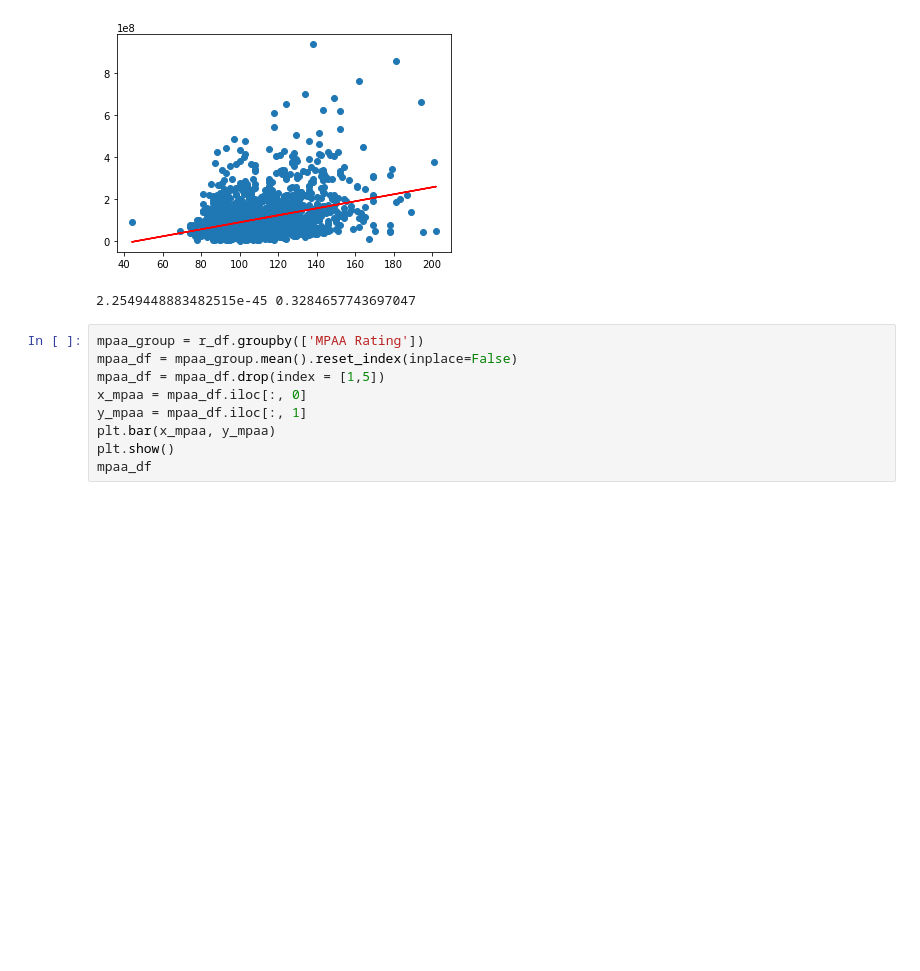
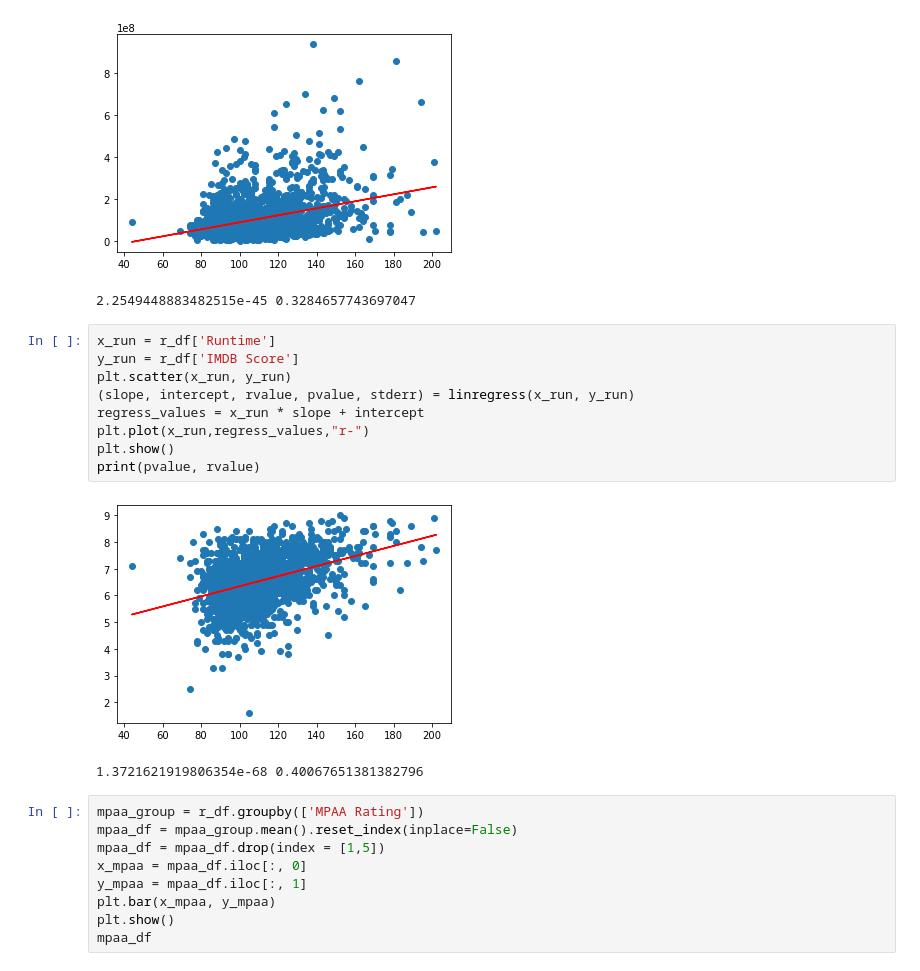
Before and after one commit to jackatopolis/apatosaurus_movies, a Jupyter notebook: DF.ipynb, the cells around one changed output. Drawn from its saved outputs; the diff is of its cells as text; blank space fills up the shorter version.

Commit message:
All the plots and code

```diff
--- a/DF.ipynb
+++ b/DF.ipynb
@@ -194,6 +194,18 @@ print(pvalue, rvalue)
 # %% [output]
 [figure]
 2.2549448883482515e-45 0.3284657743697047
+# %%
+x_run = r_df['Runtime']
+y_run = r_df['IMDB Score']
+plt.scatter(x_run, y_run)
+(slope, intercept, rvalue, pvalue, stderr) = linregress(x_run, y_run)
+regress_values = x_run * slope + intercept
+plt.plot(x_run,regress_values,"r-")
+plt.show()
+print(pvalue, rvalue)
+# %% [output]
+[figure, added]
+1.3721621919806354e-68 0.40067651381382796
 # %%
 mpaa_group = r_df.groupby(['MPAA Rating'])
 mpaa_df = mpaa_group.mean().reset_index(inplace=False)
```
Also changed, not shown: parts of 3 cells of this notebook, 18 other files.
